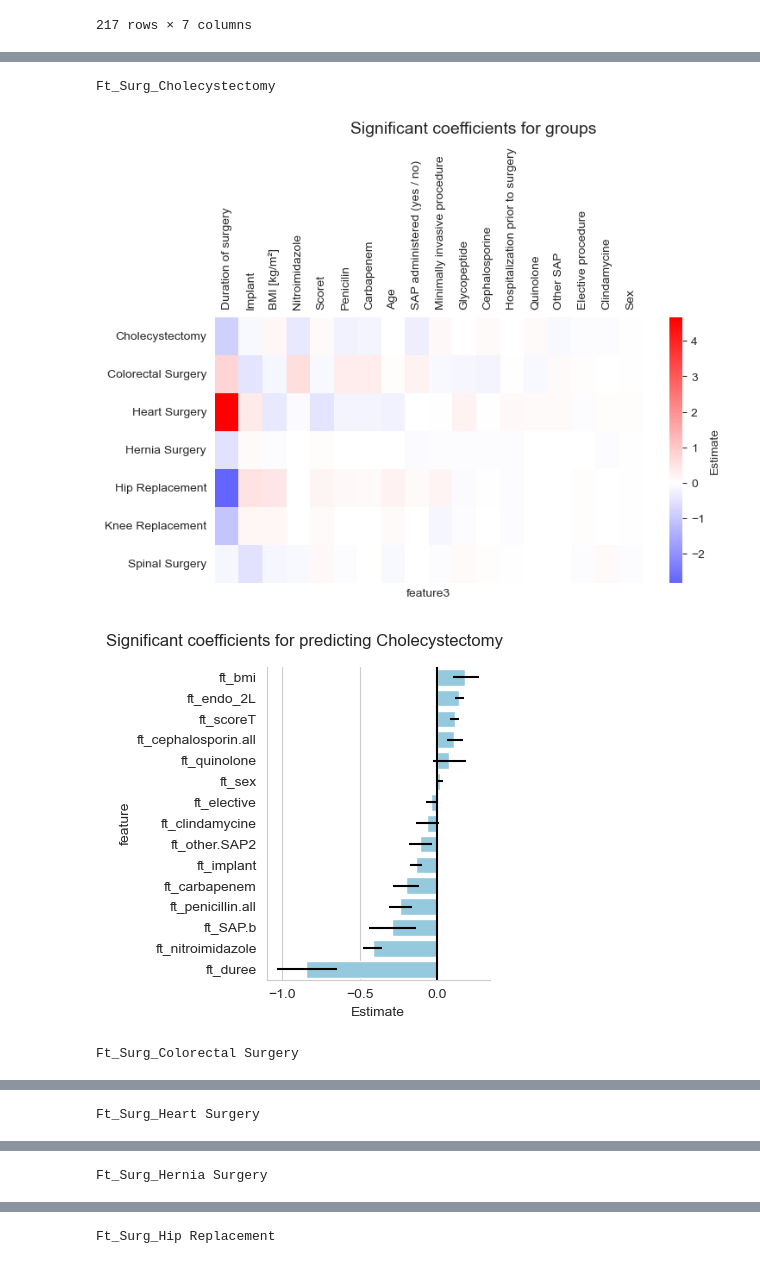
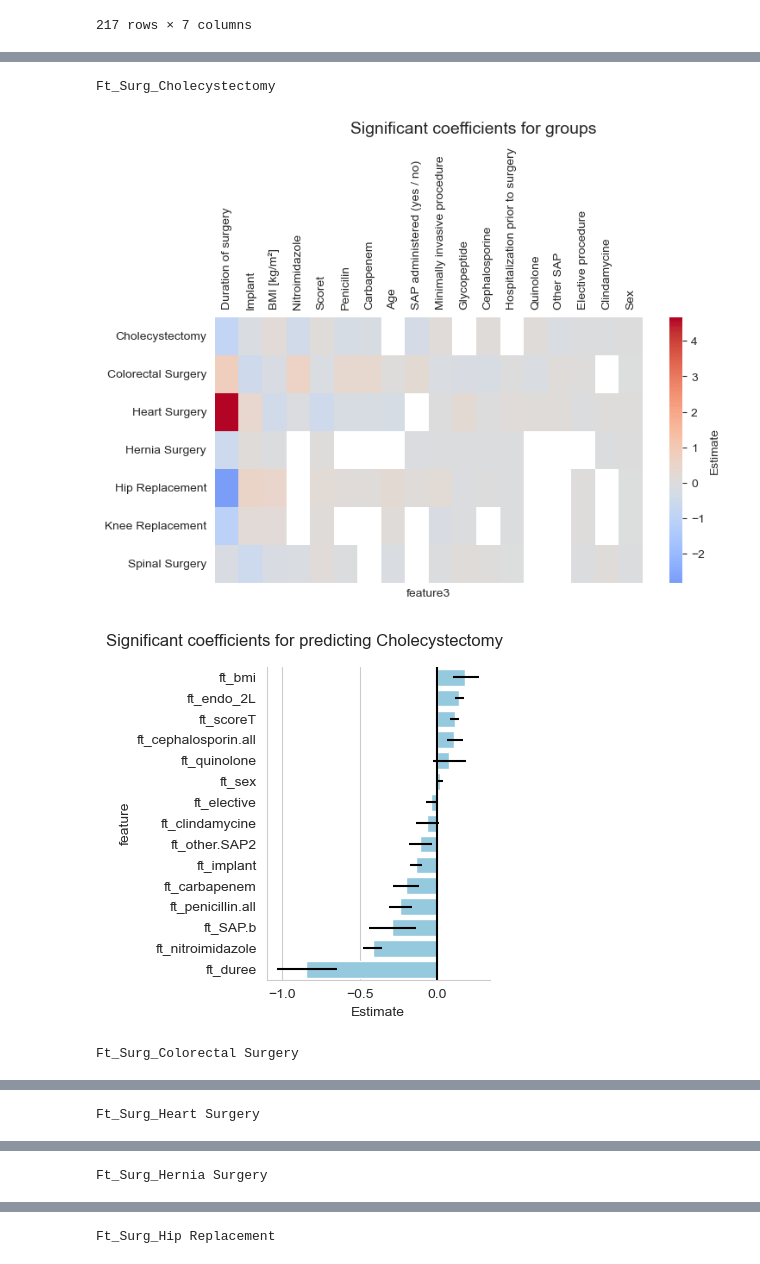
Before and after one commit to HugoGuillen/microbialcomposition, a Jupyter notebook: 4.4.2_surgery_prediction.ipynb, the cells around one changed output, grey strips where cells are left out. Saved outputs shown, nothing was run; the diff lists cells and outputs as text; code cells hidden in the pictures.

```diff
--- a/4.4.2_surgery_prediction_FINAL.ipynb
+++ b/4.4.2_surgery_prediction.ipynb
@@ -557,4 +607,15 @@ coef_df
 # %%
+def symmetric_log_transform(x):
+    """Apply symmetric log transformation."""
+    if np.isnan(x):
+        return np.nan
+    if x > 0:
+        return np.log(x + 1)
+    elif x < 0:
+        return -np.log(-x + 1)
+    else:
+        return 0
+
 dc = pd.read_csv('outputs_september/surgtype_coefficients.csv')#.sort_values(by='mean',ascending=False)
 dd = dc[(dc['level']=='surg')&(dc['feature']!='_intercept')]
 dd.loc[dd['p value']>0.05,'Estimate']=0
@@ -584,9 +645,20 @@ dx['feature3'] = dx['feature2'].apply(lambda x:map_all.get(x.replace('ft_',''),x
 dd = dx[dx['level']=='surg']
 dd['name'] = dd['name'].str.replace('Ft_Surg_','')
 P = pd.pivot(dd,index='name',columns='feature3',values='Estimate')
-P
+Plog = P.applymap(symmetric_log_transform)
 fig,ax = plt.subplots(figsize=(8,4))
-sns.heatmap(P, cmap='bwr', center=0, cbar_kws={'label': 'Estimate'},ax=ax)
+g = sns.heatmap(Plog, cmap='coolwarm', center=0, cbar_kws={'label': 'Estimate'},ax=ax)
+# g = sns.heatmap(P, cmap='coolwarm', center=0, cbar_kws={'label': 'Estimate'},ax=ax)
+# Customizing the colorbar to show the original scale
+colorbar = g.collections[0].colorbar
+max_val = P.abs().max().max()  # Maximum absolute value in the original dataframe
+colorbar.set_ticks([
+    symmetric_log_transform(x) for x in [-max_val, -max_val/2, 0, max_val/2, max_val]
+])
+colorbar.set_ticklabels([
+    f"{x:.2f}" for x in [-max_val, -max_val/2, 0, max_val/2, max_val]
+])
+
 ax.tick_params(axis='x', which='major', labelsize=10, labelbottom = False, bottom=False, top = False, labeltop=True,rotation=90)
 ax.tick_params(axis='y', which='major', labelsize=10, labelleft=True,rotation=0)
 ax.set_ylabel('')
@@ -602,34 +674,34 @@ for name,data2 in data.groupby('name'):
     data2 = data2[data2['p value']<=0.05].sort_values(by=['Estimate'],ascending=[False])
     # Calculate the errors
     data2['error_lower'] = data2['Estimate'] - data2['lo']
     data2['error_upper'] = data2['hi'] - data2['Estimate']
     # Create asymmetric error values
     errors = [data2['error_lower'].values, data2['error_upper'].values]
 
     g = sns.catplot(data=data2,
                     x='Estimate', y='feature',
                     col='name',
                     col_wrap=1,
                     kind='bar',
                     aspect=1,
                     height=4,
                     xerr=errors,  # Adding error bars
                     capsize=5,color='skyblue')
     for ax in g.axes:
         ax.axvline(0, color='black', linewidth=1.5)  # Bold line at 0
     g.set_titles("")
     # g.axes[0].tick_params(labelsize=4)
     plt.suptitle('Significant coefficients for predicting %s'%name.replace('Ft_Surg_',''),y=1)
     pdf.savefig(g.fig,bbox_inches='tight', pad_inches=.1)
     plt.show()
 
 plot_confusion_matrices(y_test_surg,y_surg_pred,title='Surgeries - Confusion matrices',pdf=pdf,hue_order=None,hue_map=None)
 
 pdf.close()
 print('Done')
 # %% [output]
 Ft_Surg_Cholecystectomy
-[figure, old version]
+[figure, new version]
 [figure]
 Ft_Surg_Colorectal Surgery
 [figure]
```
Also changed, not shown: parts of 6 cells of this notebook, 6 other files.
